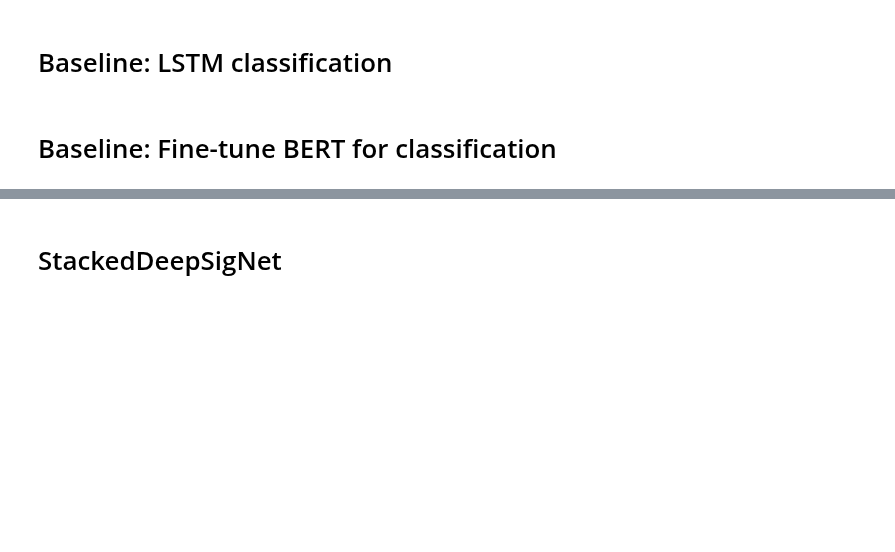
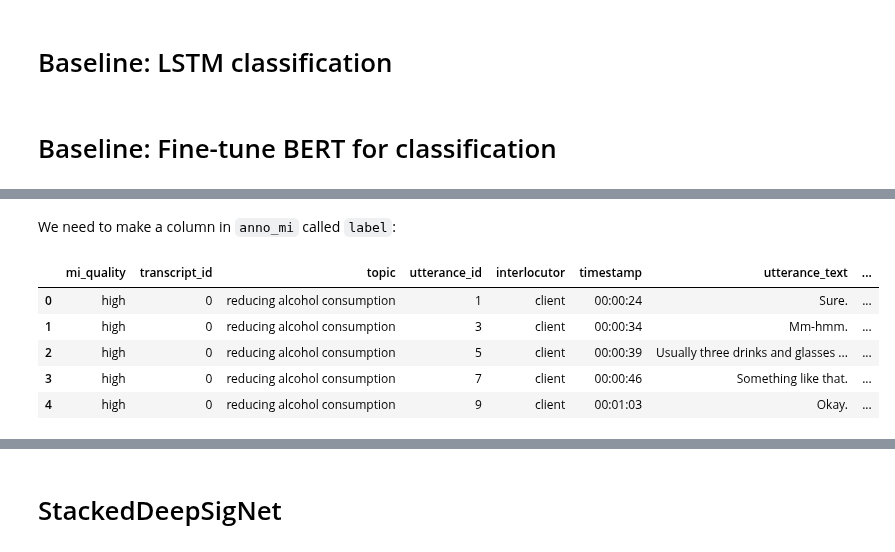
Before and after one commit to ttseriotou/sig-networks, a Jupyter notebook: notebooks/AnnoMI/anno_mi-client.ipynb, the cells around one changed output, grey strips where cells are left out. Drawn from its saved outputs; the diff is of its cells as text; code cells hidden in the pictures; blank space fills up the shorter version.

Commit message:
update anno-mi client prediction work

```diff
--- a/notebooks/AnnoMI/anno_mi-client.ipynb
+++ b/notebooks/AnnoMI/anno_mi-client.ipynb
@@ -820,0 +844,13 @@ np.stack(best_ffn_logsignature_grp_kfold["f1_scores"]).mean(axis=0)
+# %% [markdown]
+We need to make a column in `anno_mi` called `label`:
+# %%
+df = anno_mi[client_index].reset_index(drop=True)
+df["label"] = df["client_talk_type"].apply(lambda x: label_to_id[x])
+df.head()
+# %% [output]
+|  | mi_quality | transcript_id | topic | utterance_id | interlocutor | timestamp | utterance_text | ... |
+| 0 | high | 0 | reducing alcohol consumption | 1 | client | 00:00:24 | Sure. | ... |
+| 1 | high | 0 | reducing alcohol consumption | 3 | client | 00:00:34 | Mm-hmm. | ... |
+| 2 | high | 0 | reducing alcohol consumption | 5 | client | 00:00:39 | Usually three drinks and glasses ... | ... |
+| 3 | high | 0 | reducing alcohol consumption | 7 | client | 00:00:46 | Something like that. | ... |
+| 4 | high | 0 | reducing alcohol consumption | 9 | client | 00:01:03 | Okay. | ... |
```
Also changed, not shown: parts of 97 cells of this notebook, 16 other files.
